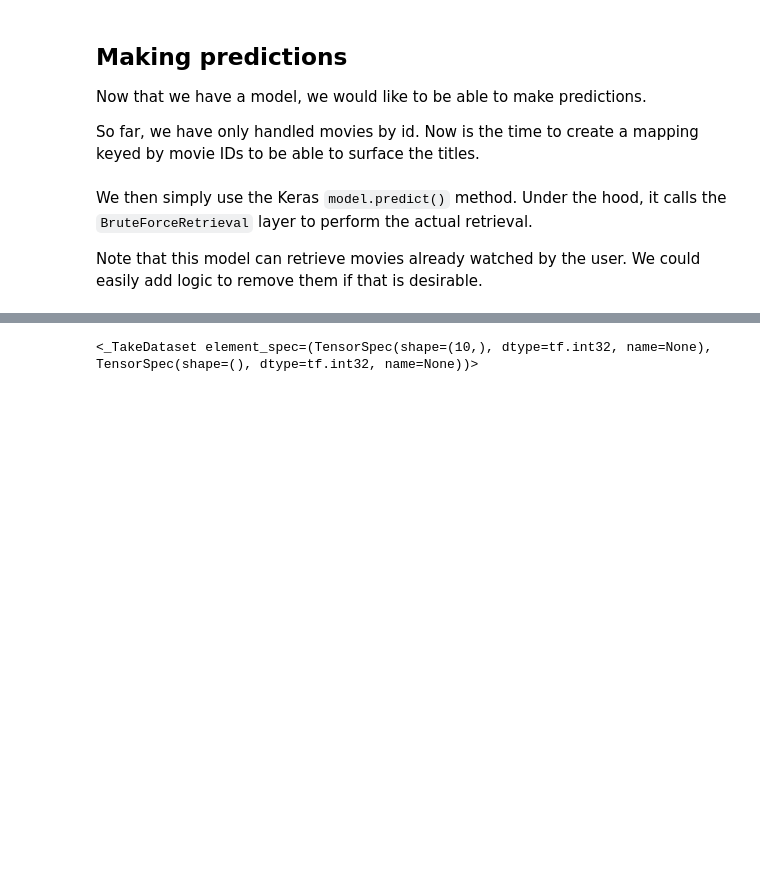
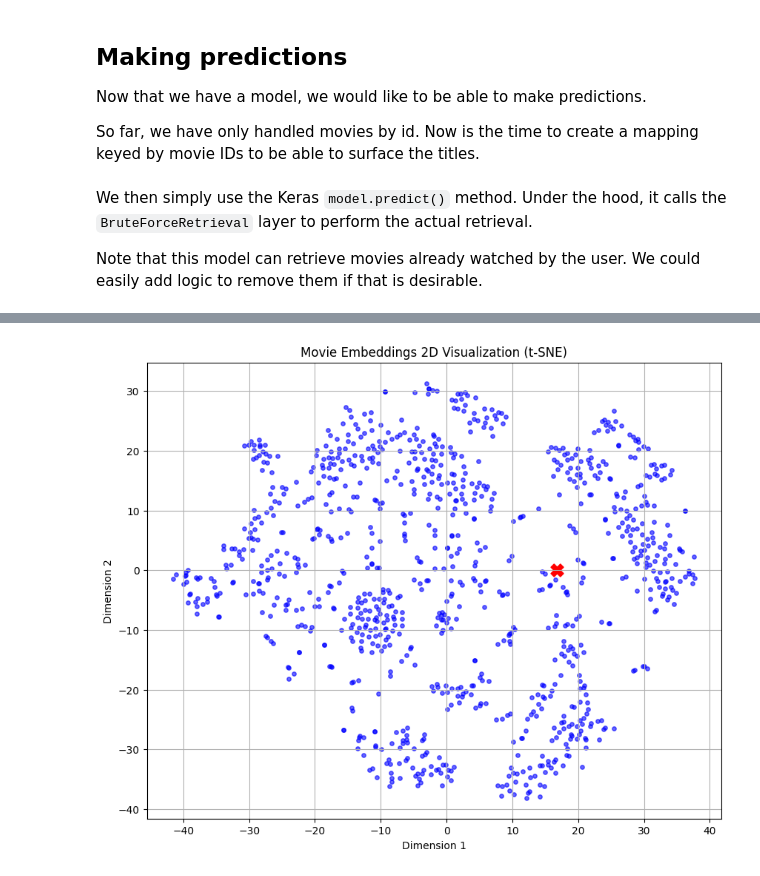
Before and after one commit to jk1333/handson, a Jupyter notebook: dist/sequential_retrieval.ipynb, the cells around one changed output, grey strips where cells are left out. Cells and saved outputs as stored; diff of their text form; code cells hidden in the pictures; blank space fills up the shorter version.

```diff
--- a/dist/sequential_retrieval.ipynb
+++ b/dist/sequential_retrieval.ipynb
@@ -575,7 +587,31 @@ Beauty and the Beast (1991), Tarzan (1999), Close Shave, A (1995), Aladdin (1992
-# %%
-movie_sequence
-# %% [output]
-<_TakeDataset element_spec=(TensorSpec(shape=(10,), dtype=tf.int32, name=None), TensorSpec(shape=(), dtype=tf.int32, name=None))>
+# %%
+import numpy as np
+import matplotlib.pyplot as plt
+from sklearn.manifold import TSNE
+# 1. t-SNE 모델 초기화 및 2차원으로 학습/변환 (시간이 조금 걸릴 수 있습니다)
+# perplexity: 보통 5 ~ 50 사이의 값을 주며, 군집의 촘촘함을 결정합니다.
+combined_embeddings = np.vstack([all_movie_embeddings, predictions["query_embeddings"]])
+
+tsne = TSNE(n_components=2, perplexity=30, random_state=42)
+combined_2d = tsne.fit_transform(combined_embeddings)
+
+movie_embeddings_2d = combined_2d[:movies_count, :]
+user_query_2d = combined_2d[movies_count, :]
+
+# 2. Matplotlib을 이용한 2D 산점도(Scatter Plot) 시각화
+plt.figure(figsize=(10, 8))
+# x축엔 0번째 열, y축엔 1번째 열의 데이터를 넣고 점(산점도)을 찍습니다.
+plt.scatter(movie_embeddings_2d[:, 0], movie_embeddings_2d[:, 1], alpha=0.6, s=15, c='blue')
+
+plt.scatter(user_query_2d[0], user_query_2d[1], c='red', marker='X', s=150)
+
+plt.title("Movie Embeddings 2D Visualization (t-SNE)")
+plt.xlabel("Dimension 1")
+plt.ylabel("Dimension 2")
+plt.grid(True)
+plt.show()
+# %% [output]
+[figure, added]
 # %%
 predictions = keras.ops.convert_to_numpy(predictions["predictions"])
 predictions
```
Also changed, not shown: parts of 10 cells of this notebook.
